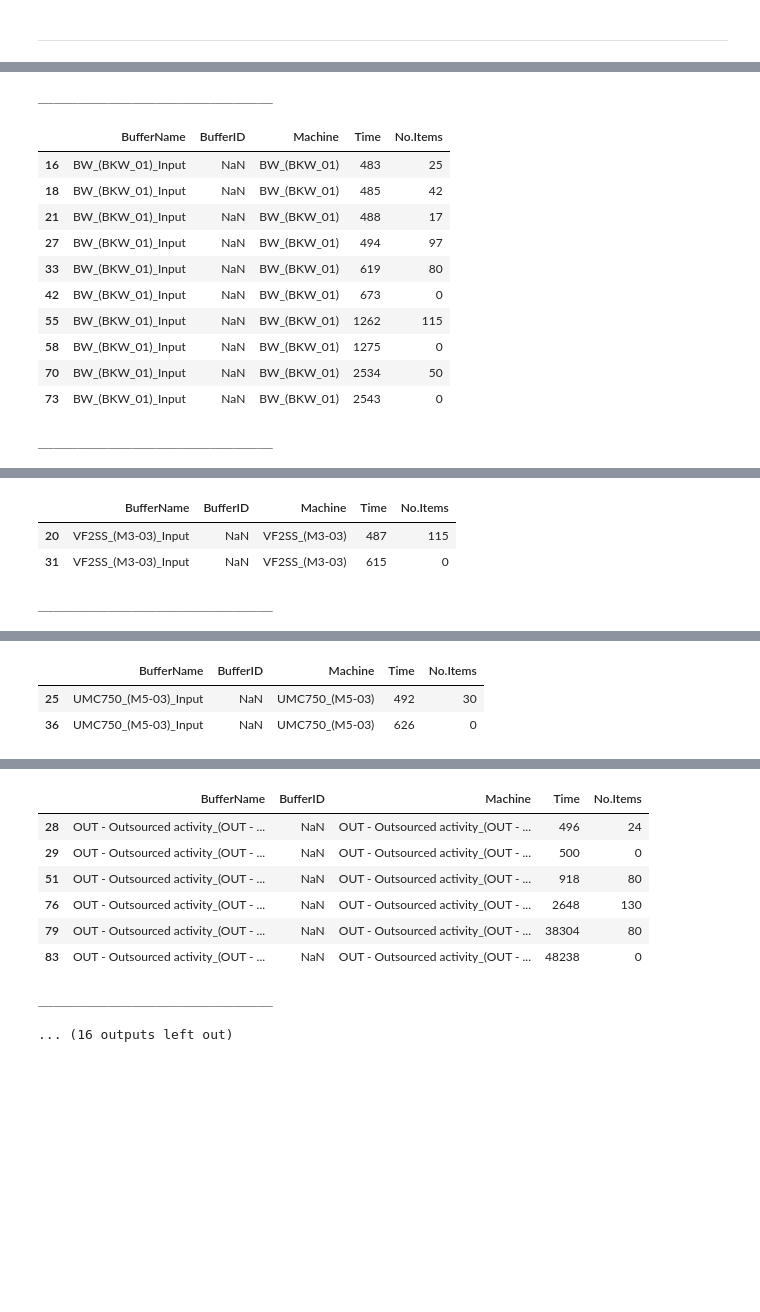
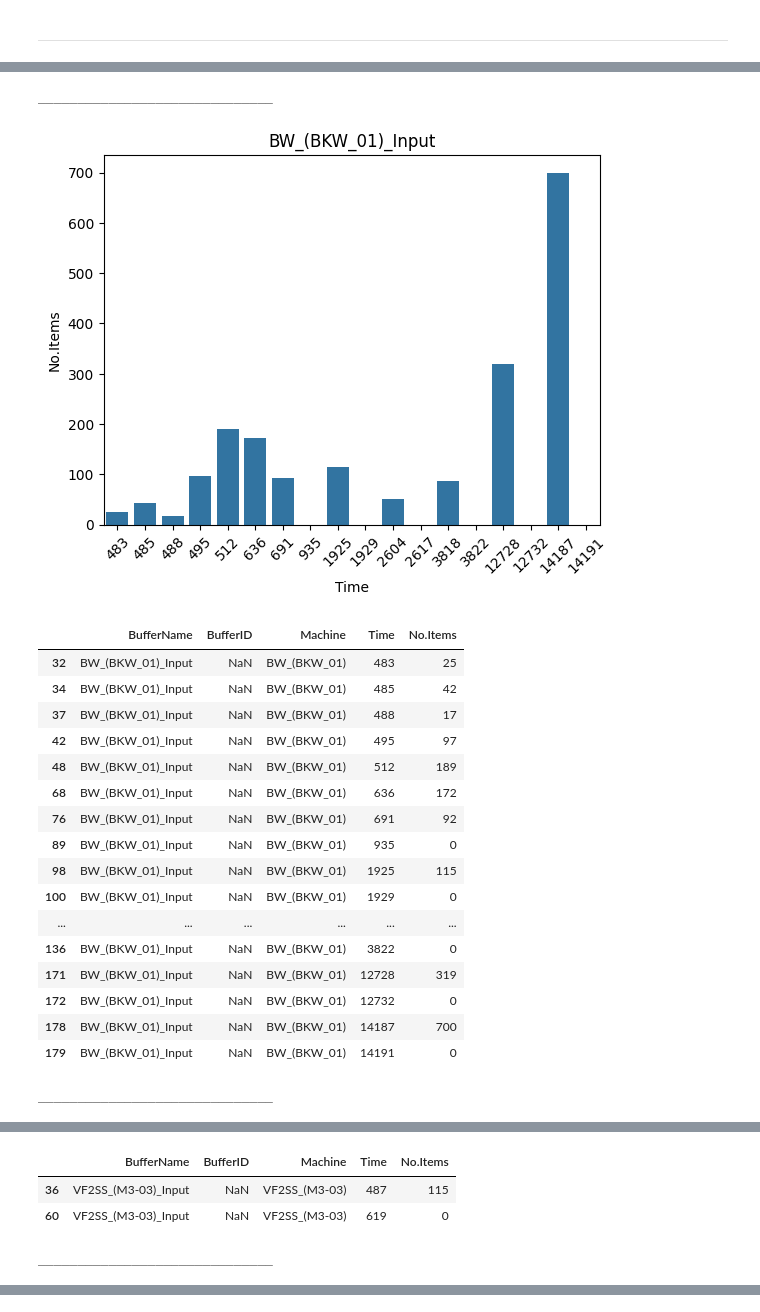
Before and after one commit to muratfirat78/ProductionPlanning, a Jupyter notebook: Simulation.ipynb, the cells around one changed output, grey strips where cells are left out. Cells and saved outputs as stored; diff of their text form; code cells hidden in the pictures; blank space fills up the shorter version.

```diff
--- a/Simulation.ipynb
+++ b/Simulation.ipynb
@@ -220,10 +123,17 @@ ______________________________
 # %%
 import pandas as pd
+import seaborn as sns
+import matplotlib.pyplot as plt
 
 exec_df = pd.read_csv("BufferData.csv")
 
 for buff in exec_df["BufferName"].unique():
     sub_df = exec_df[exec_df["BufferName"] == buff]
+    agg_df = sub_df.groupby(['BufferName','Time'])['No.Items'].sum().reset_index()
+    agg_df = agg_df.rename(columns={agg_df.columns[-1]: "No.Items"})
+    sns.barplot(agg_df, x="Time", y="No.Items", legend=False).set_title(buff)
+    plt.xticks(rotation=45)
+    plt.show()
     display(sub_df)
     print("______________________________")
 # %% [output]
@@ -247,13 +158,20 @@ for buff in exec_df["BufferName"].unique():
 ______________________________
+[figure, added]
 |  | BufferName | BufferID | Machine | Time | No.Items |
-| 16 | BW_(BKW_01)_Input | NaN | BW_(BKW_01) | 483 | 25 |
-| 18 | BW_(BKW_01)_Input | NaN | BW_(BKW_01) | 485 | 42 |
-| 21 | BW_(BKW_01)_Input | NaN | BW_(BKW_01) | 488 | 17 |
-| 27 | BW_(BKW_01)_Input | NaN | BW_(BKW_01) | 494 | 97 |
-| 33 | BW_(BKW_01)_Input | NaN | BW_(BKW_01) | 619 | 80 |
-| 42 | BW_(BKW_01)_Input | NaN | BW_(BKW_01) | 673 | 0 |
-| 55 | BW_(BKW_01)_Input | NaN | BW_(BKW_01) | 1262 | 115 |
-| 58 | BW_(BKW_01)_Input | NaN | BW_(BKW_01) | 1275 | 0 |
-| 70 | BW_(BKW_01)_Input | NaN | BW_(BKW_01) | 2534 | 50 |
-| 73 | BW_(BKW_01)_Input | NaN | BW_(BKW_01) | 2543 | 0 |
+| 32 | BW_(BKW_01)_Input | NaN | BW_(BKW_01) | 483 | 25 |
+| 34 | BW_(BKW_01)_Input | NaN | BW_(BKW_01) | 485 | 42 |
+| 37 | BW_(BKW_01)_Input | NaN | BW_(BKW_01) | 488 | 17 |
+| 42 | BW_(BKW_01)_Input | NaN | BW_(BKW_01) | 495 | 97 |
+| 48 | BW_(BKW_01)_Input | NaN | BW_(BKW_01) | 512 | 189 |
+| 68 | BW_(BKW_01)_Input | NaN | BW_(BKW_01) | 636 | 172 |
+| 76 | BW_(BKW_01)_Input | NaN | BW_(BKW_01) | 691 | 92 |
+| 89 | BW_(BKW_01)_Input | NaN | BW_(BKW_01) | 935 | 0 |
+| 98 | BW_(BKW_01)_Input | NaN | BW_(BKW_01) | 1925 | 115 |
+| 100 | BW_(BKW_01)_Input | NaN | BW_(BKW_01) | 1929 | 0 |
+| ... | ... | ... | ... | ... | ... |
+| 136 | BW_(BKW_01)_Input | NaN | BW_(BKW_01) | 3822 | 0 |
+| 171 | BW_(BKW_01)_Input | NaN | BW_(BKW_01) | 12728 | 319 |
+| 172 | BW_(BKW_01)_Input | NaN | BW_(BKW_01) | 12732 | 0 |
+| 178 | BW_(BKW_01)_Input | NaN | BW_(BKW_01) | 14187 | 700 |
+| 179 | BW_(BKW_01)_Input | NaN | BW_(BKW_01) | 14191 | 0 |
 ______________________________
@@ -260,4 +179,4 @@ ______________________________
 |  | BufferName | BufferID | Machine | Time | No.Items |
-| 20 | VF2SS_(M3-03)_Input | NaN | VF2SS_(M3-03) | 487 | 115 |
-| 31 | VF2SS_(M3-03)_Input | NaN | VF2SS_(M3-03) | 615 | 0 |
+| 36 | VF2SS_(M3-03)_Input | NaN | VF2SS_(M3-03) | 487 | 115 |
+| 60 | VF2SS_(M3-03)_Input | NaN | VF2SS_(M3-03) | 619 | 0 |
 ______________________________
@@ -267,4 +187 @@ ______________________________
 ______________________________
-|  | BufferName | BufferID | Machine | Time | No.Items |
-| 25 | UMC750_(M5-03)_Input | NaN | UMC750_(M5-03) | 492 | 30 |
-| 36 | UMC750_(M5-03)_Input | NaN | UMC750_(M5-03) | 626 | 0 |
@@ -272,9 +188,0 @@ ______________________________
-|  | BufferName | BufferID | Machine | Time | No.Items |
-| 28 | OUT - Outsourced activity_(OUT - ... | NaN | OUT - Outsourced activity_(OUT - ... | 496 | 24 |
-| 29 | OUT - Outsourced activity_(OUT - ... | NaN | OUT - Outsourced activity_(OUT - ... | 500 | 0 |
-| 51 | OUT - Outsourced activity_(OUT - ... | NaN | OUT - Outsourced activity_(OUT - ... | 918 | 80 |
-| 76 | OUT - Outsourced activity_(OUT - ... | NaN | OUT - Outsourced activity_(OUT - ... | 2648 | 130 |
-| 79 | OUT - Outsourced activity_(OUT - ... | NaN | OUT - Outsourced activity_(OUT - ... | 38304 | 80 |
-| 83 | OUT - Outsourced activity_(OUT - ... | NaN | OUT - Outsourced activity_(OUT - ... | 48238 | 0 |
-______________________________
-... (16 outputs left out)
```
Also changed, not shown: parts of 4 cells of this notebook, 7 other files.
